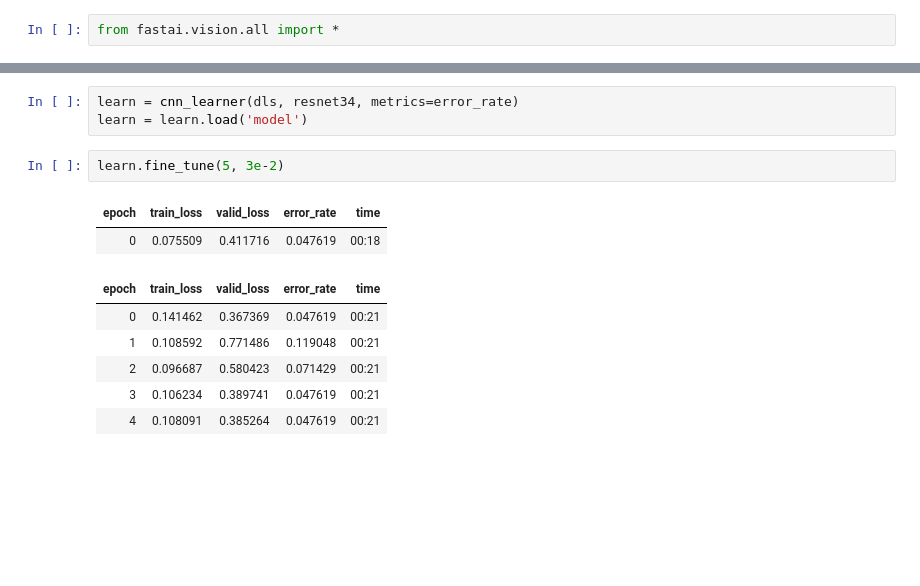
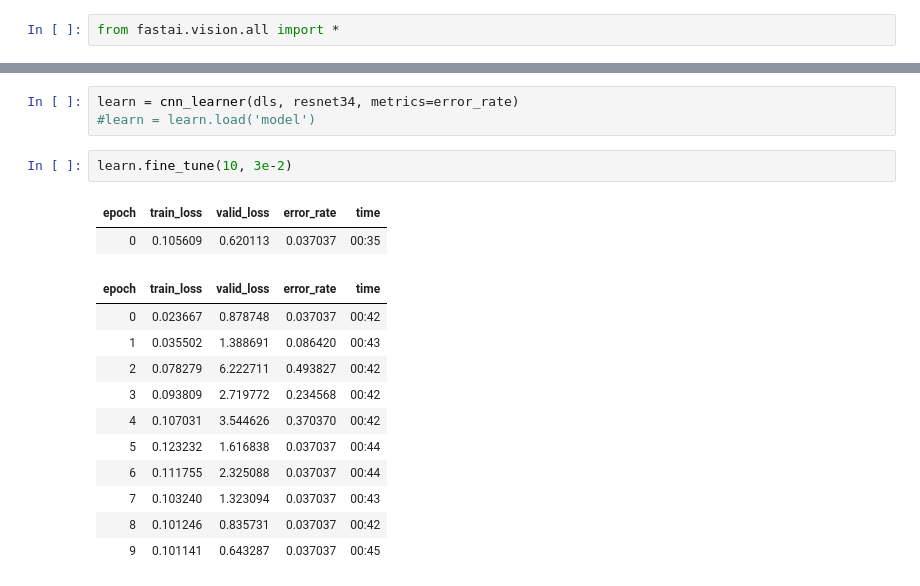
Before and after one commit to beanpuppy/wgyhtss, a Jupyter notebook: train.ipynb, the cells around one changed output, grey strips where cells are left out. Drawn from its saved outputs; the diff is of its cells as text; blank space fills up the shorter version.

```diff
--- a/train.ipynb
+++ b/train.ipynb
@@ -17,17 +17,22 @@ dls.show_batch(max_n=4, nrows=1)
 # %%
 learn = cnn_learner(dls, resnet34, metrics=error_rate)
-learn = learn.load('model')
+#learn = learn.load('model')
 # %%
-learn.fine_tune(5, 3e-2)
+learn.fine_tune(10, 3e-2)
 # %% [output]
 | epoch | train_loss | valid_loss | error_rate | time |
-| 0 | 0.075509 | 0.411716 | 0.047619 | 00:18 |
+| 0 | 0.105609 | 0.620113 | 0.037037 | 00:35 |
 | epoch | train_loss | valid_loss | error_rate | time |
-| 0 | 0.141462 | 0.367369 | 0.047619 | 00:21 |
-| 1 | 0.108592 | 0.771486 | 0.119048 | 00:21 |
-| 2 | 0.096687 | 0.580423 | 0.071429 | 00:21 |
-| 3 | 0.106234 | 0.389741 | 0.047619 | 00:21 |
-| 4 | 0.108091 | 0.385264 | 0.047619 | 00:21 |
+| 0 | 0.023667 | 0.878748 | 0.037037 | 00:42 |
+| 1 | 0.035502 | 1.388691 | 0.086420 | 00:43 |
+| 2 | 0.078279 | 6.222711 | 0.493827 | 00:42 |
+| 3 | 0.093809 | 2.719772 | 0.234568 | 00:42 |
+| 4 | 0.107031 | 3.544626 | 0.370370 | 00:42 |
+| 5 | 0.123232 | 1.616838 | 0.037037 | 00:44 |
+| 6 | 0.111755 | 2.325088 | 0.037037 | 00:44 |
+| 7 | 0.103240 | 1.323094 | 0.037037 | 00:43 |
+| 8 | 0.101246 | 0.835731 | 0.037037 | 00:42 |
+| 9 | 0.101141 | 0.643287 | 0.037037 | 00:45 |
 # %%
 interp = ClassificationInterpretation.from_learner(learn)
 interp.plot_confusion_matrix()
```
Also changed, not shown: parts of 5 cells of this notebook, 4 other files.
